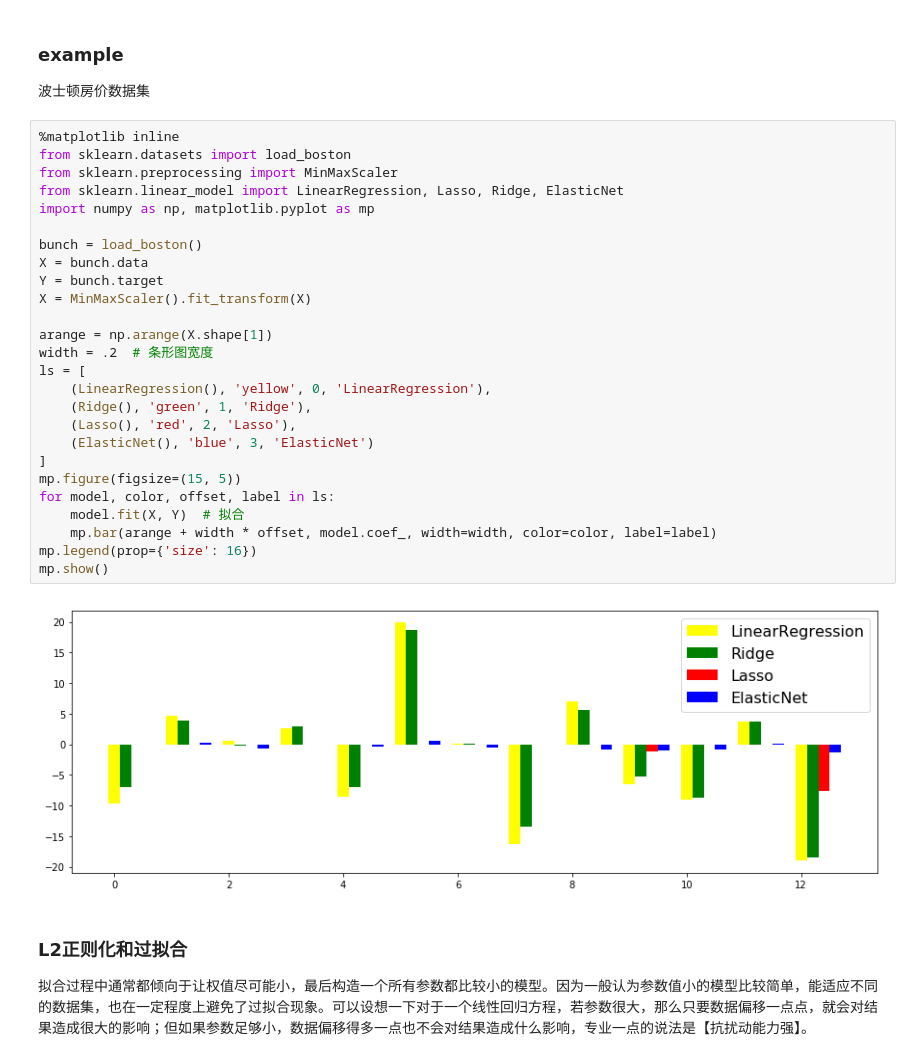
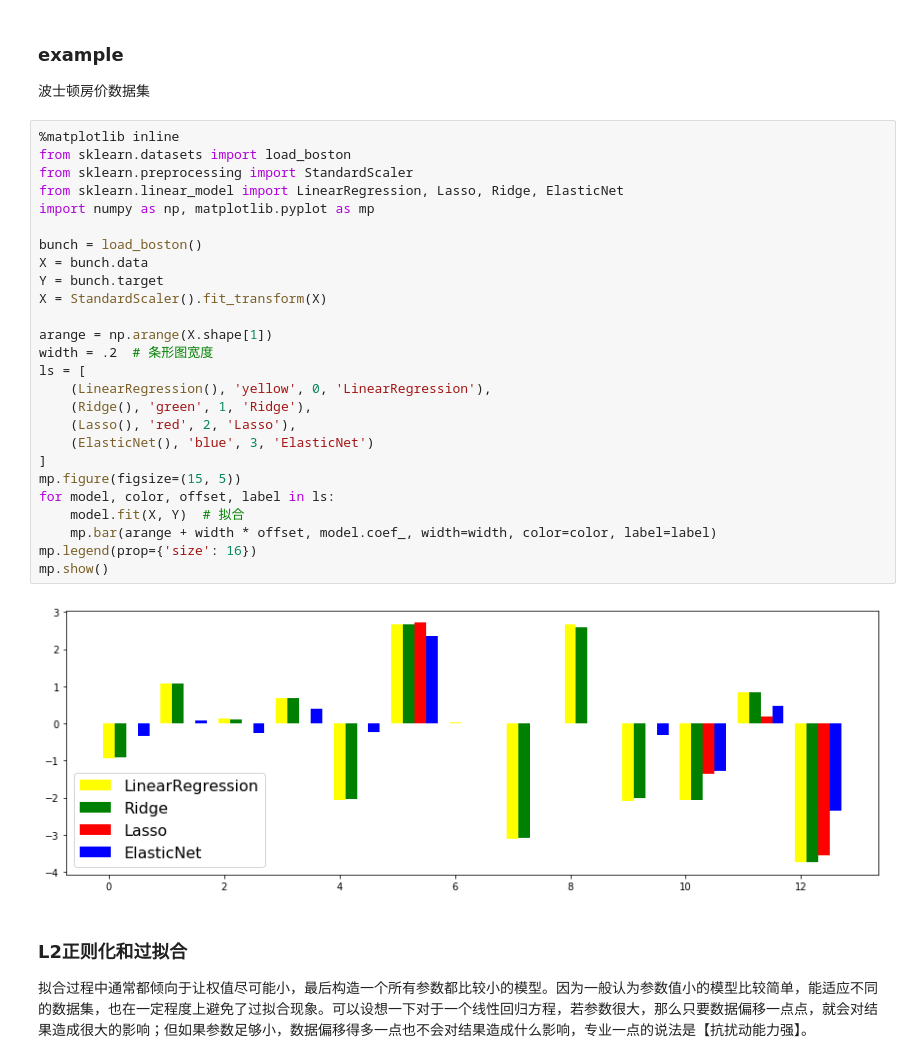
Before and after one commit to AryeYellow/PyProjects, a Jupyter notebook: DataScience/Regularization with L1 and L2.ipynb, the cells around one changed output. Drawn from its saved outputs; the diff is of its cells as text.

```diff
--- a/DataScience/Regularization with L1 and L2.ipynb
+++ b/DataScience/Regularization with L1 and L2.ipynb
@@ -51,31 +51,31 @@ $$ w_j := w_j - \alpha ( \frac{1}{m} \sum _{i=0}^m (h_w(x_i) - y_i) x_{ij} + \la
 # %%
 %matplotlib inline
 from sklearn.datasets import load_boston
-from sklearn.preprocessing import MinMaxScaler
+from sklearn.preprocessing import StandardScaler
 from sklearn.linear_model import LinearRegression, Lasso, Ridge, ElasticNet
 import numpy as np, matplotlib.pyplot as mp
 
 bunch = load_boston()
 X = bunch.data
 Y = bunch.target
-X = MinMaxScaler().fit_transform(X)
+X = StandardScaler().fit_transform(X)
 
 arange = np.arange(X.shape[1])
 width = .2  # 条形图宽度
 ls = [
     (LinearRegression(), 'yellow', 0, 'LinearRegression'),
     (Ridge(), 'green', 1, 'Ridge'),
     (Lasso(), 'red', 2, 'Lasso'),
     (ElasticNet(), 'blue', 3, 'ElasticNet')
 ]
 mp.figure(figsize=(15, 5))
 for model, color, offset, label in ls:
     model.fit(X, Y)  # 拟合
     mp.bar(arange + width * offset, model.coef_, width=width, color=color, label=label)
 mp.legend(prop={'size': 16})
 mp.show()
 # %% [output]
-[figure, old version]
+[figure, new version]
 # %% [markdown]
 ### L2正则化和过拟合
 拟合过程中通常都倾向于让权值尽可能小，最后构造一个所有参数都比较小的模型。因为一般认为参数值小的模型比较简单，能适应不同的数据集，也在一定程度上避免了过拟合现象。可以设想一下对于一个线性回归方程，若参数很大，那么只要数据偏移一点点，就会对结果造成很大的影响；但如果参数足够小，数据偏移得多一点也不会对结果造成什么影响，专业一点的说法是【抗扰动能力强】。
```
Also changed, not shown: parts of 7 cells of this notebook.
